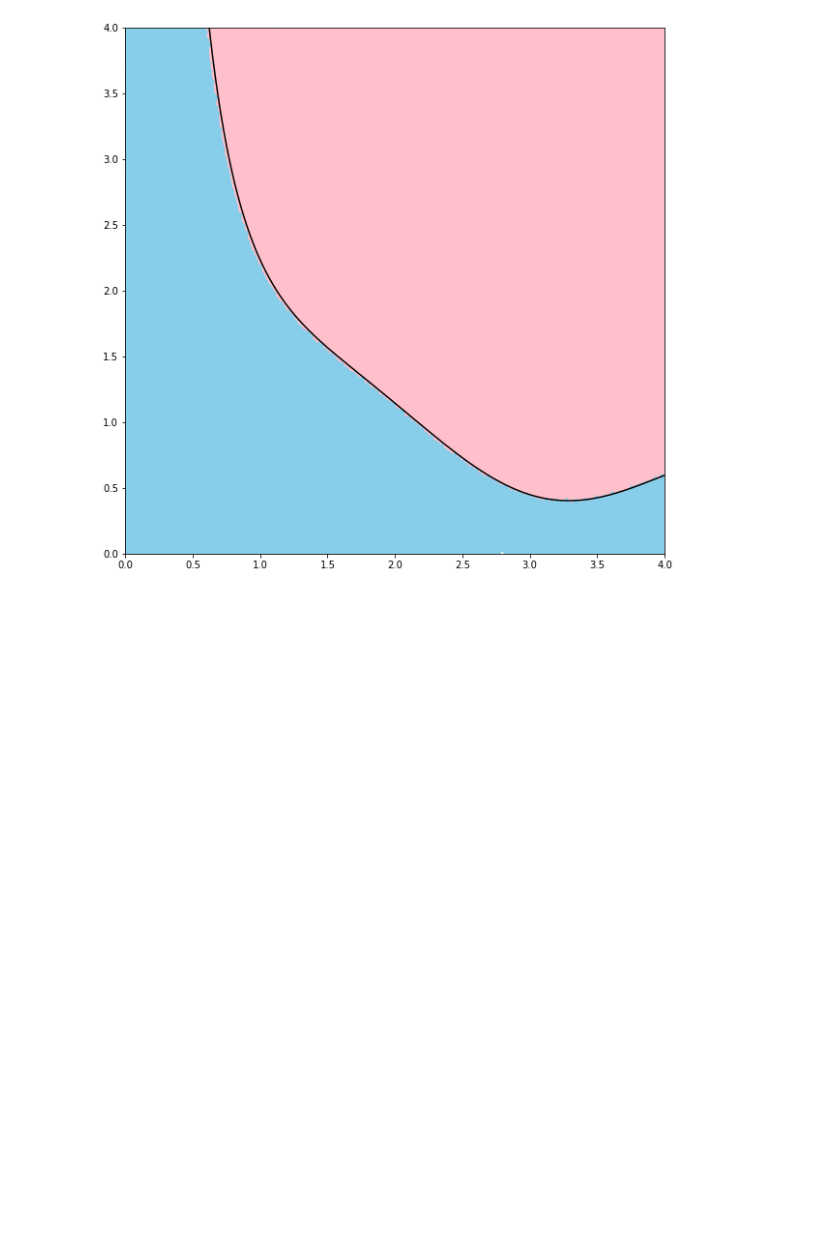
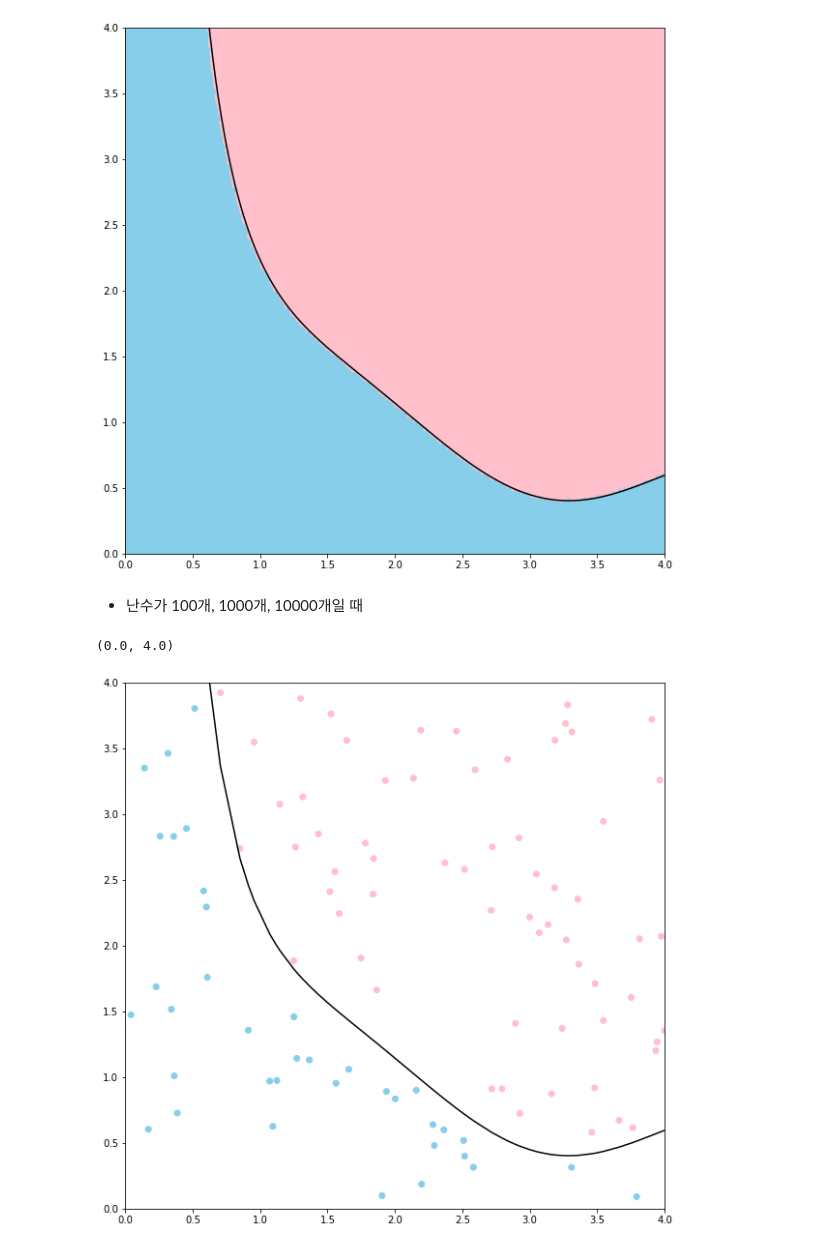
Before and after one commit to yongchoooon/TIL, a Jupyter notebook: Simulation/Monte_Carlo/montecarlo.ipynb, the cells around one changed output. Drawn from its saved outputs; the diff is of its cells as text; code cells hidden in the pictures; blank space fills up the shorter version.

```diff
--- a/Simulation/Monte_Carlo/montecarlo.ipynb
+++ b/Simulation/Monte_Carlo/montecarlo.ipynb
@@ -119,3 +117,23 @@ plt.ylim(0, 4)
 # %% [output]
 (0.0, 4.0)
 [figure]
+# %% [markdown]
+- 난수가 100개, 1000개, 10000개일 때
+# %%
+df = pd.DataFrame(np.random.rand(100, 2)*4, columns=['x', 'y'])
+df['fx'] = df['x'].map(function_yd)
+df['color'] = df['fx'] - df['y']
+df['color'] = df['color'].map(color)
+
+df = df.sort_values(by = ['x'])
+
+plt.figure(figsize=(10, 10))
+
+plt.plot(df['x'], df['fx'], color = 'black')
+plt.scatter(df['x'], df['y'], c = df['color'])
+
+plt.xlim(0, 4)
+plt.ylim(0, 4)
+# %% [output]
+(0.0, 4.0)
+[figure, added]
```
Also changed, not shown: parts of 8 cells of this notebook.
